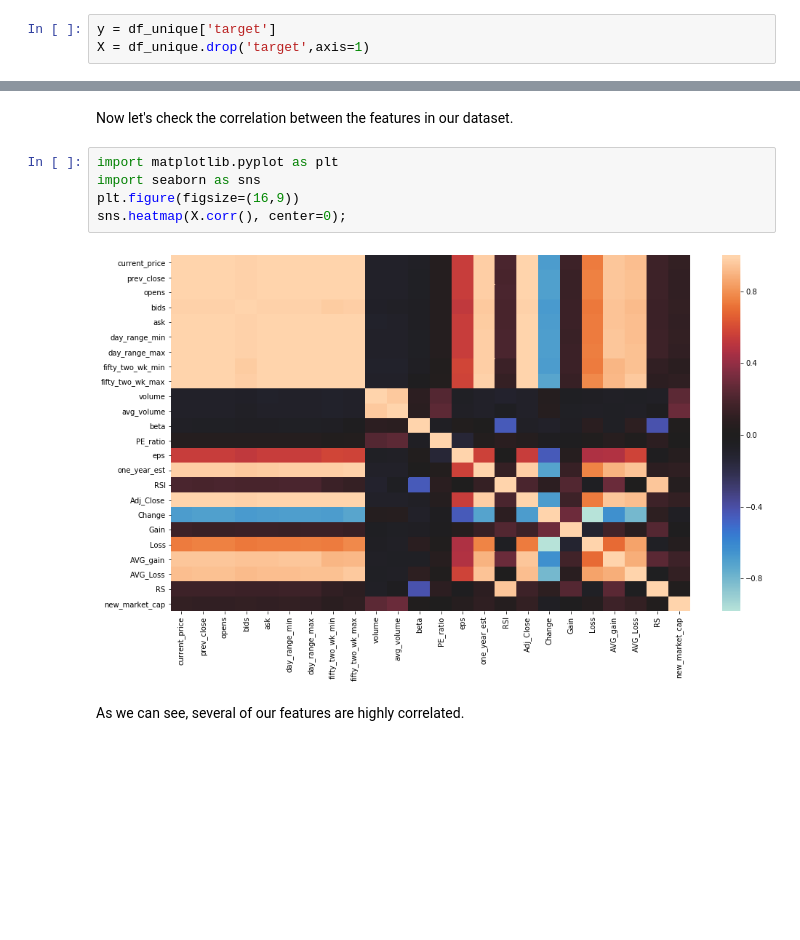
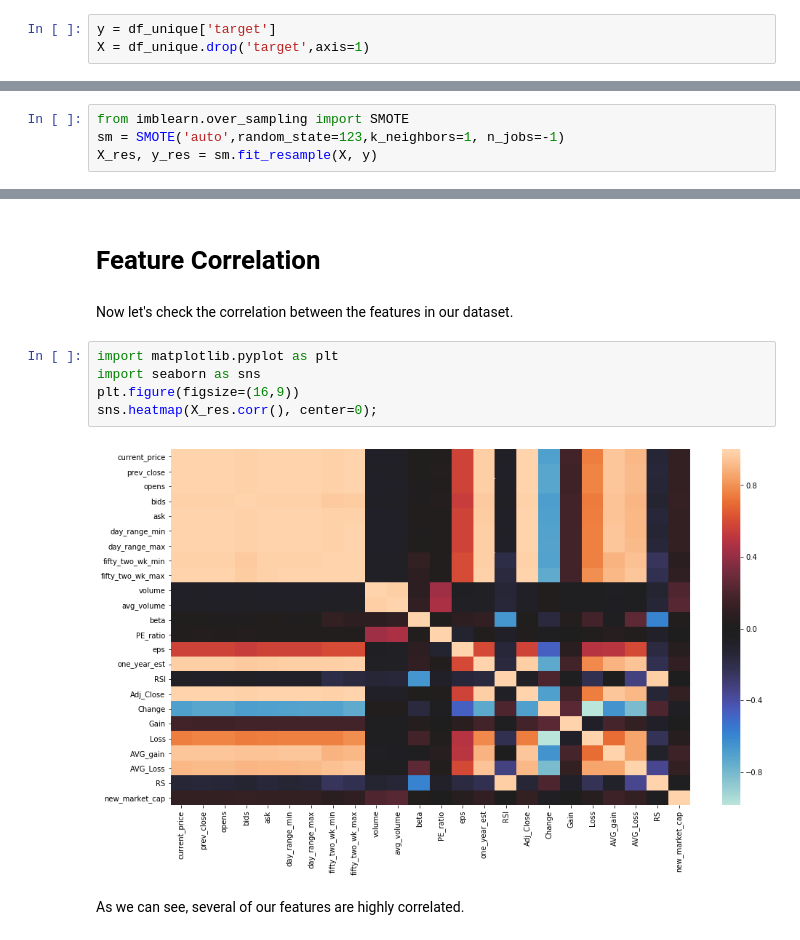
Before and after one commit to cousinskeeta/multi-class, a Jupyter notebook: Multi-classification Model with Stock Dataset.ipynb, the cells around one changed output, grey strips where cells are left out. Saved outputs shown, nothing was run; the diff lists cells and outputs as text; blank space fills up the shorter version.

```diff
--- a/Multi-classification Model with Stock Dataset.ipynb
+++ b/Multi-classification Model with Stock Dataset.ipynb
@@ -279,0 +309,4 @@ X = df_unique.drop('target',axis=1)
+# %%
+from imblearn.over_sampling import SMOTE
+sm = SMOTE('auto',random_state=123,k_neighbors=1, n_jobs=-1)
+X_res, y_res = sm.fit_resample(X, y)
@@ -280,12 +335,14 @@ X = df_unique.drop('target',axis=1)
+# %% [markdown]
+# Feature Correlation
 # %% [markdown]
 Now let's check the correlation between the features in our dataset.
 # %%
 import matplotlib.pyplot as plt
 import seaborn as sns
 plt.figure(figsize=(16,9))
-sns.heatmap(X.corr(), center=0);
+sns.heatmap(X_res.corr(), center=0);
 # %% [output]
-[figure, old version]
+[figure, new version]
 # %% [markdown]
 As we can see, several of our features are highly correlated.
 # %% [markdown]
```
Also changed, not shown: parts of 43 cells of this notebook.
